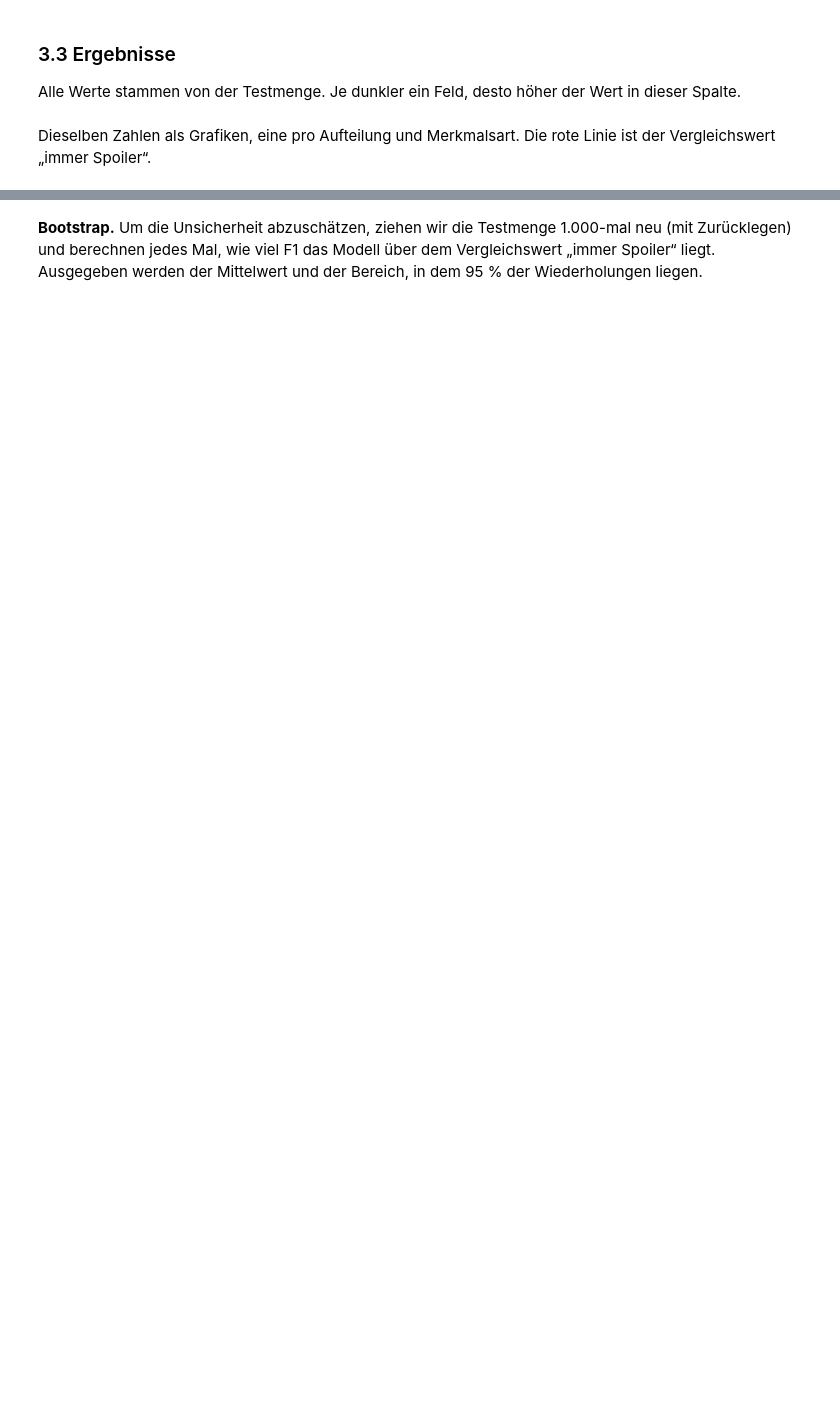
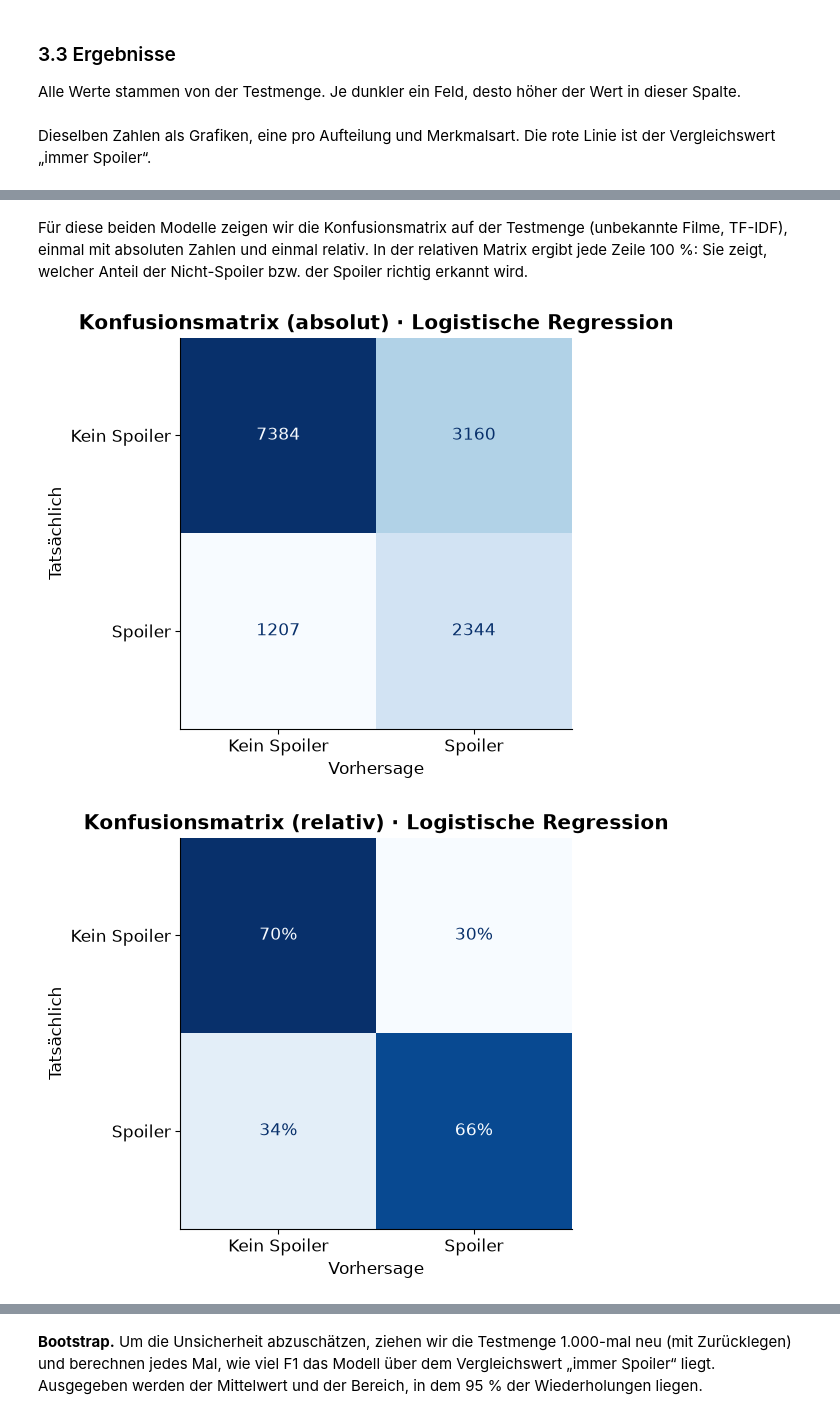
Before and after one commit to Torxanic/anlp-movie-review-spoiler-recognition, a Jupyter notebook: Gruppe_f/code/spoiler_erkennung.ipynb, the cells around one changed output, grey strips where cells are left out. Saved outputs shown, nothing was run; the diff lists cells and outputs as text; code cells hidden in the pictures; blank space fills up the shorter version.

```diff
--- a/Gruppe_f/code/spoiler_erkennung.ipynb
+++ b/Gruppe_f/code/spoiler_erkennung.ipynb
@@ -418,6 +445,7 @@ for split_name, parts in SPLITS.items():
 
             runs[(split_name, feature_name, model_name)] = {
                 "model": best_model, "vectorizer": vectorizer, "param": best_value,
+                "val_auc": best_auc,
                 "scores": scores, "pred": pred, **all_metrics(y_test, pred, scores)}
 
         print(f"{split_name}, {feature_name}: fertig nach {(time.time() - start) / 60:.0f} min")
@@ -460,0 +497,13 @@ Die erste Zelle zeichnet die Konfusionsmatrix dieses Modells, die zweite die ROC
+# %%
+BEST_MODELS = ["Logistische Regression", "Lineare SVM"]
+
+
+def file_part(model_name):
+    # Modellname als Teil eines Dateinamens
+    return model_name.lower().replace(" ", "_")
+
+
+val_table = pd.DataFrame(
+    {feature: {m: runs[("Nach Film", feature, m)]["val_auc"] for m in MODELS} for feature in FEATURES}
+).rename_axis("ROC-AUC auf der Validierung")
+display(val_table.round(3))
@@ -461,16 +516,21 @@ Die erste Zelle zeichnet die Konfusionsmatrix dieses Modells, die zweite die ROC
+# %% [markdown]
+Für diese beiden Modelle zeigen wir die Konfusionsmatrix auf der Testmenge (unbekannte Filme, TF-IDF), einmal mit absoluten Zahlen und einmal relativ. In der relativen Matrix ergibt jede Zeile 100 %: Sie zeigt, welcher Anteil der Nicht-Spoiler bzw. der Spoiler richtig erkannt wird.
 # %%
 MAIN = ("Nach Film", "TF-IDF", "Logistische Regression")
 main = runs[MAIN]
 test = SPLITS["Nach Film"]["test"]
 y_test = test["label"].to_numpy()
 
-fig, ax = plt.subplots(figsize=(6, 5))
-ConfusionMatrixDisplay.from_predictions(
-    y_test, main["pred"], display_labels=["Kein Spoiler", "Spoiler"],
-    cmap="Blues", colorbar=False, ax=ax)
-ax.set(title="Konfusionsmatrix · logistische Regression, TF-IDF",
-       xlabel="Vorhersage", ylabel="Tatsächlich")
-show(fig, "08_konfusionsmatrix")
-
-for metric in METRICS:
-    messwerte[f"3 · {metric} (unbekannte Filme, TF-IDF, LogReg)"] = f"{main[metric]:.3f}"
+for model_name in BEST_MODELS:
+    run = runs[("Nach Film", "TF-IDF", model_name)]
+    for kind, normalize, number_format in [("absolut", None, "d"), ("relativ", "true", ".0%")]:
+        fig, ax = plt.subplots(figsize=(6, 5))
+        ConfusionMatrixDisplay.from_predictions(
+            y_test, run["pred"], normalize=normalize, values_format=number_format,
+            display_labels=["Kein Spoiler", "Spoiler"], cmap="Blues", colorbar=False, ax=ax)
+        ax.set(title=f"Konfusionsmatrix ({kind}) · {model_name}",
+               xlabel="Vorhersage", ylabel="Tatsächlich")
+        show(fig, f"08_konfusion_{file_part(model_name)}_{kind}")
+# %% [output]
+[figure, added]
+[figure, added]
```
Also changed, not shown: parts of 42 cells of this notebook, 3 other files.
